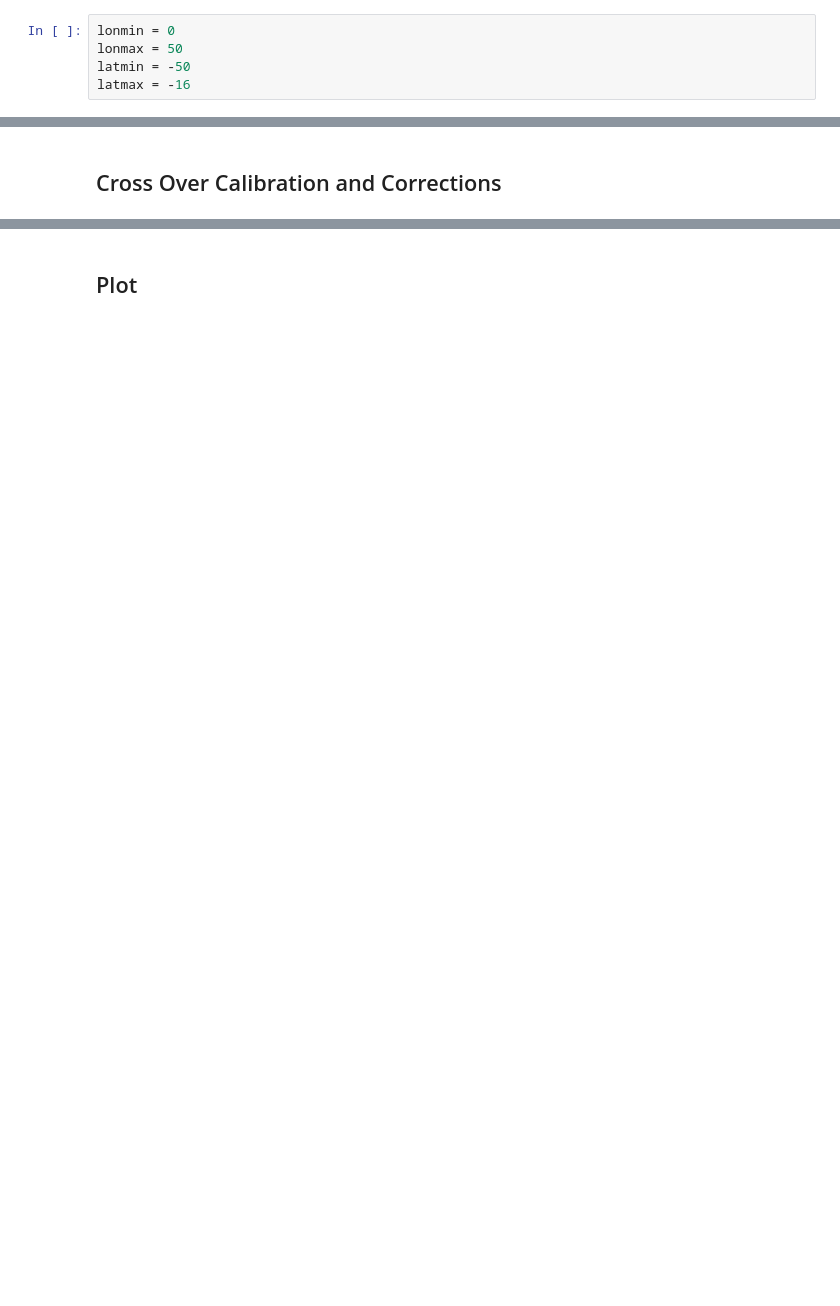
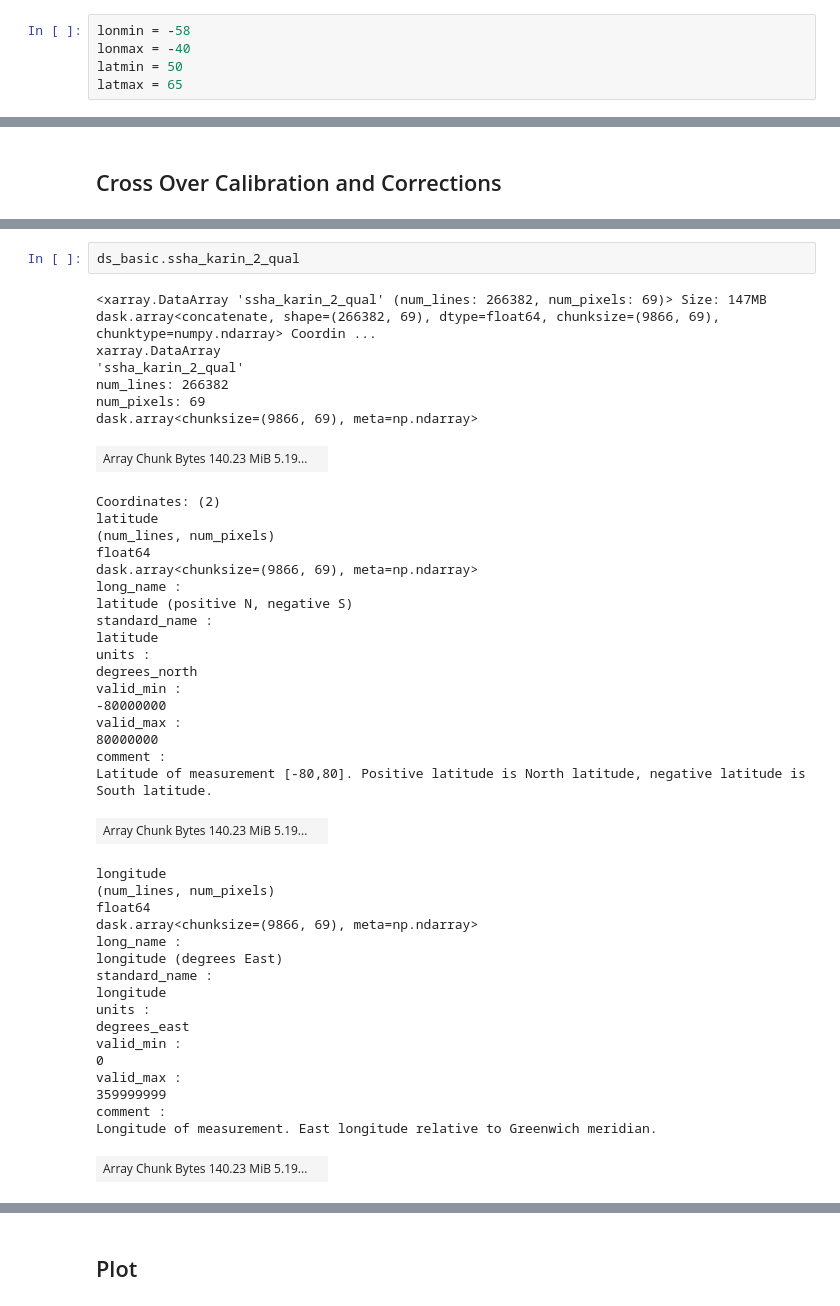
Before and after one commit to mjzahn/SWOT_exploratory, a Jupyter notebook: SWOT_Karin_plot_Basic.ipynb, the cells around one changed output, grey strips where cells are left out. Cells and saved outputs as stored; diff of their text form; blank space fills up the shorter version.

```diff
--- a/SWOT_Karin_plot_Basic.ipynb
+++ b/SWOT_Karin_plot_Basic.ipynb
@@ -51,5 +26,5 @@ def init_cartopy(projection, box, latstep, lonstep, land, zorder=4,**karg):
 # %%
-lonmin = 0
-lonmax = 50
-latmin = -50
-latmax = -16
+lonmin = -58
+lonmax = -40
+latmin = 50
+latmax = 65
@@ -150,0 +130,45 @@ Attributes: (0)
+# %%
+ds_basic.ssha_karin_2_qual
+# %% [output]
+<xarray.DataArray 'ssha_karin_2_qual' (num_lines: 266382, num_pixels: 69)> Size: 147MB dask.array<concatenate, shape=(266382, 69), dtype=float64, chunksize=(9866, 69), chunktype=numpy.ndarray> Coordin ...
+xarray.DataArray
+'ssha_karin_2_qual'
+num_lines: 266382
+num_pixels: 69
+dask.array<chunksize=(9866, 69), meta=np.ndarray>
+| Array Chunk Bytes 140.23 MiB 5.19... |  |
+Coordinates: (2)
+latitude
+(num_lines, num_pixels)
+float64
+dask.array<chunksize=(9866, 69), meta=np.ndarray>
+long_name :
+latitude (positive N, negative S)
+standard_name :
+latitude
+units :
+degrees_north
+valid_min :
+-80000000
+valid_max :
+80000000
+comment :
+Latitude of measurement [-80,80]. Positive latitude is North latitude, negative latitude is South latitude.
+| Array Chunk Bytes 140.23 MiB 5.19... |  |
+longitude
+(num_lines, num_pixels)
+float64
+dask.array<chunksize=(9866, 69), meta=np.ndarray>
+long_name :
+longitude (degrees East)
+standard_name :
+longitude
+units :
+degrees_east
+valid_min :
+0
+valid_max :
+359999999
+comment :
+Longitude of measurement. East longitude relative to Greenwich meridian.
+| Array Chunk Bytes 140.23 MiB 5.19... |  |
```
Also changed, not shown: parts of 27 cells of this notebook, 2 other files.
